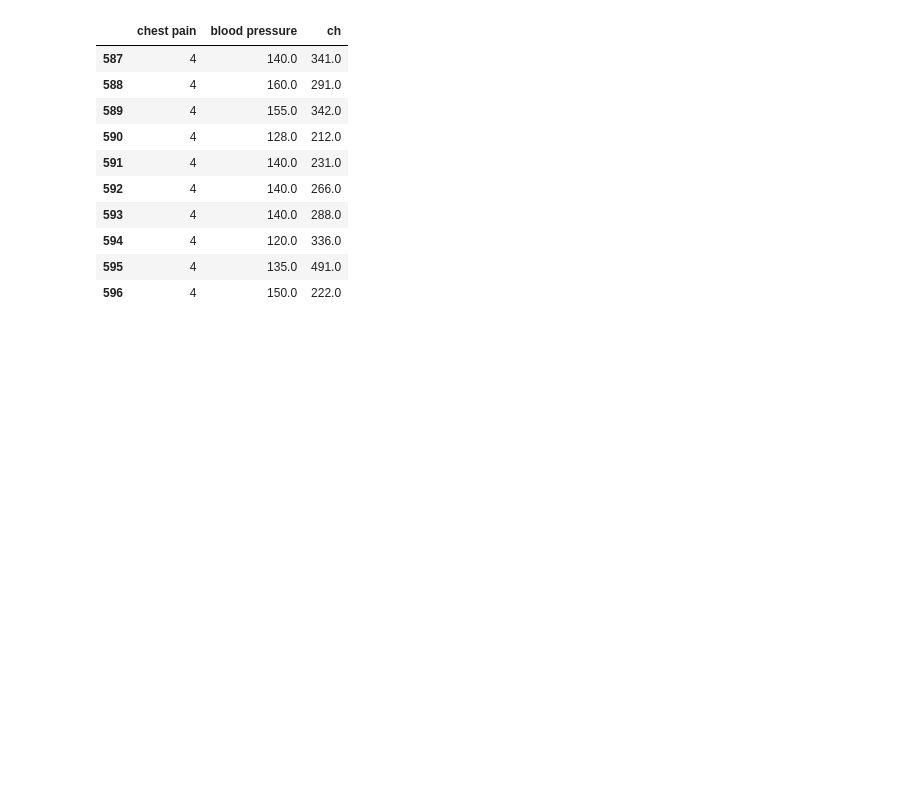
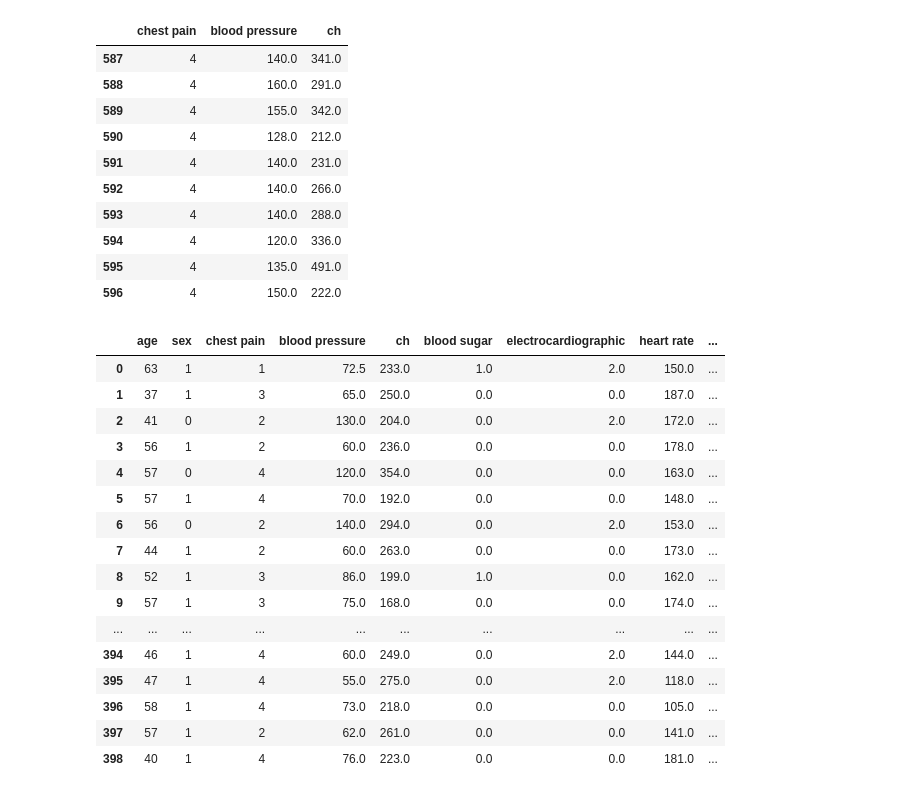
Before and after one commit to majidgolbaz/Heart-Failure-Prediction, a Jupyter notebook: Pre-Processing/preProccessing.ipynb, the cells around one changed output. Saved outputs shown, nothing was run; the diff lists cells and outputs as text; code cells hidden in the pictures; blank space fills up the shorter version.

```diff
--- a/Pre-Processing/preProccessing.ipynb
+++ b/Pre-Processing/preProccessing.ipynb
@@ -181,3 +181,27 @@ df.iloc[-10:,2:5]
 | 594 | 4 | 120.0 | 336.0 |
 | 595 | 4 | 135.0 | 491.0 |
 | 596 | 4 | 150.0 | 222.0 |
+# %%
+dfCopy = df.copy()
+
+dfCopy.loc[dfCopy.sex == 1, 'blood pressure'] = dfCopy.loc[dfCopy.sex == 1, 'blood pressure']/2
+
+dfCopy
+# %% [output]
+|  | age | sex | chest pain | blood pressure | ch | blood sugar | electrocardiographic | heart rate | ... |
+| 0 | 63 | 1 | 1 | 72.5 | 233.0 | 1.0 | 2.0 | 150.0 | ... |
+| 1 | 37 | 1 | 3 | 65.0 | 250.0 | 0.0 | 0.0 | 187.0 | ... |
+| 2 | 41 | 0 | 2 | 130.0 | 204.0 | 0.0 | 2.0 | 172.0 | ... |
+| 3 | 56 | 1 | 2 | 60.0 | 236.0 | 0.0 | 0.0 | 178.0 | ... |
+| 4 | 57 | 0 | 4 | 120.0 | 354.0 | 0.0 | 0.0 | 163.0 | ... |
+| 5 | 57 | 1 | 4 | 70.0 | 192.0 | 0.0 | 0.0 | 148.0 | ... |
+| 6 | 56 | 0 | 2 | 140.0 | 294.0 | 0.0 | 2.0 | 153.0 | ... |
+| 7 | 44 | 1 | 2 | 60.0 | 263.0 | 0.0 | 0.0 | 173.0 | ... |
+| 8 | 52 | 1 | 3 | 86.0 | 199.0 | 1.0 | 0.0 | 162.0 | ... |
+| 9 | 57 | 1 | 3 | 75.0 | 168.0 | 0.0 | 0.0 | 174.0 | ... |
+| ... | ... | ... | ... | ... | ... | ... | ... | ... | ... |
+| 394 | 46 | 1 | 4 | 60.0 | 249.0 | 0.0 | 2.0 | 144.0 | ... |
+| 395 | 47 | 1 | 4 | 55.0 | 275.0 | 0.0 | 2.0 | 118.0 | ... |
+| 396 | 58 | 1 | 4 | 73.0 | 218.0 | 0.0 | 0.0 | 105.0 | ... |
+| 397 | 57 | 1 | 2 | 62.0 | 261.0 | 0.0 | 0.0 | 141.0 | ... |
+| 398 | 40 | 1 | 4 | 76.0 | 223.0 | 0.0 | 0.0 | 181.0 | ... |
```
Also changed, not shown: parts of 10 cells of this notebook.
